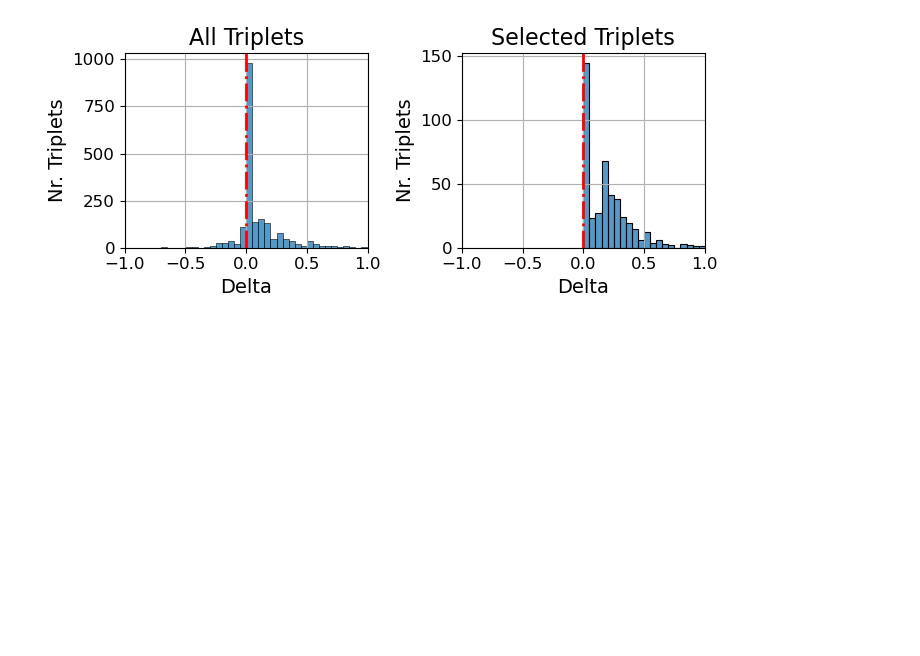
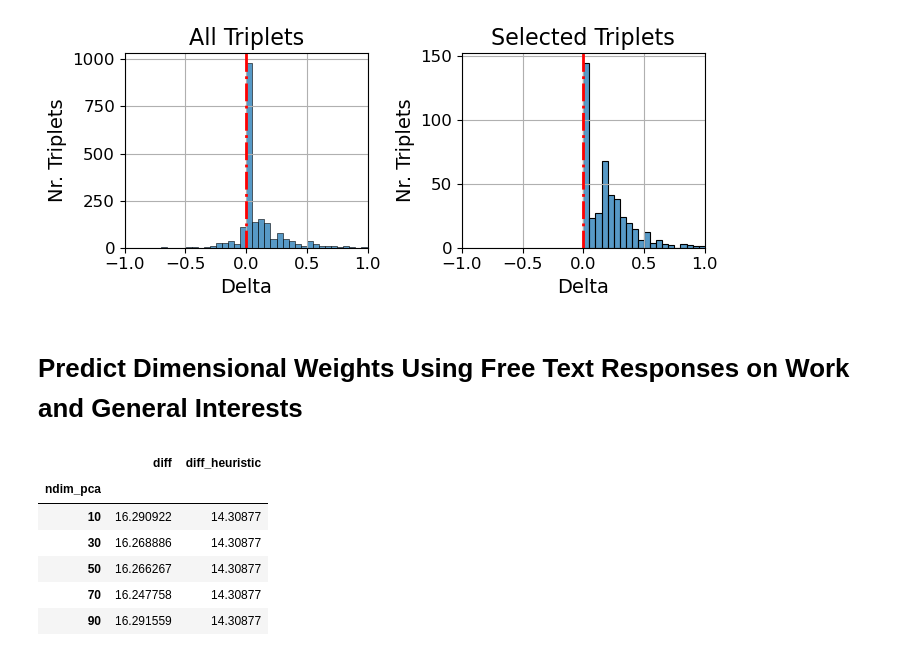
Before and after one commit to MirkoTh/semantic-representations-ID, a Jupyter notebook: plot-figures-ms.ipynb, the cells around one changed output. Drawn from its saved outputs; the diff is of its cells as text; code cells hidden in the pictures; blank space fills up the shorter version.

```diff
--- a/plot-figures-ms.ipynb
+++ b/plot-figures-ms.ipynb
@@ -150,3 +151,5 @@ plt.tight_layout()
 f.savefig("documents/writeup/figures-plotting/model-delta-histograms.pdf")
 # %% [output]
 [figure]
+# %% [markdown]
+# Predict Dimensional Weights Using Free Text Responses on Work and General Interests
@@ -152,0 +158,10 @@ f.savefig("documents/writeup/figures-plotting/model-delta-histograms.pdf")
+# %%
+df_compare
+# %% [output]
+|  | diff | diff_heuristic |
+| ndim_pca |  |  |
+| 10 | 16.290922 | 14.30877 |
+| 30 | 16.268886 | 14.30877 |
+| 50 | 16.266267 | 14.30877 |
+| 70 | 16.247758 | 14.30877 |
+| 90 | 16.291559 | 14.30877 |
```
Also changed, not shown: parts of 4 cells of this notebook.
